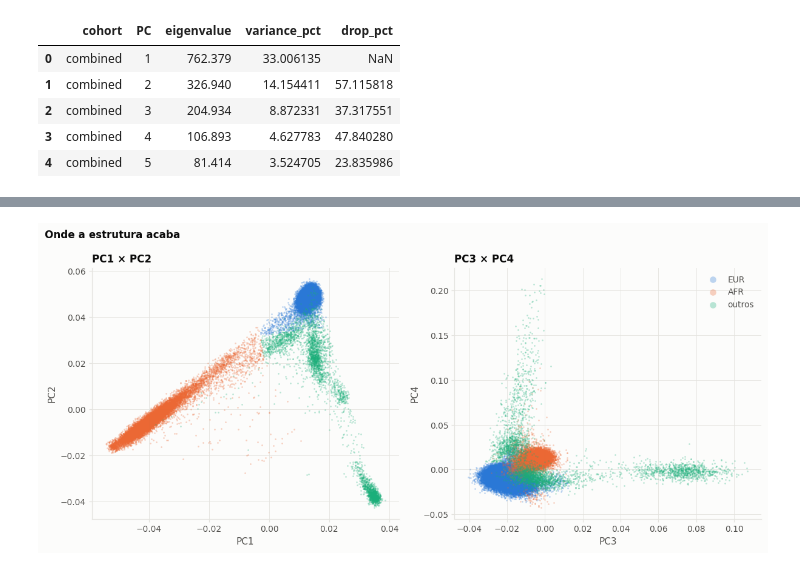
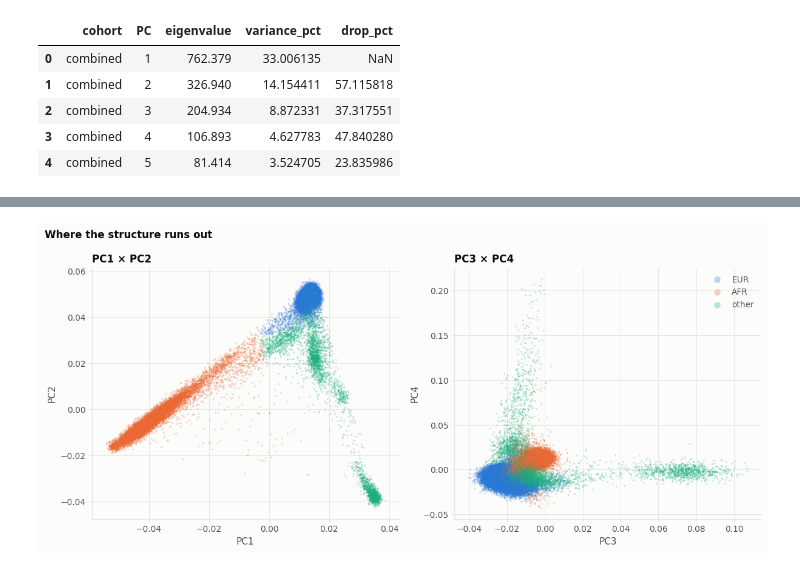
Before and after one commit to HallLab/hearing-loss-genomics, a Jupyter notebook: analysis/elena_replication/phase_3/scripts/01_pc_selection.ipynb, the cells around one changed output, grey strips where cells are left out. Saved outputs shown, nothing was run; the diff lists cells and outputs as text; code cells hidden in the pictures.

```diff
--- a/analysis/elena_replication/phase_3/scripts/01_pc_selection.ipynb
+++ b/analysis/elena_replication/phase_3/scripts/01_pc_selection.ipynb
@@ -51,18 +52,18 @@ for ax, coh in zip(axes, ["combined", "EUR", "AFR"]):
     ax.plot(d.PC, d.eigenvalue, color=pc.SERIES[0], linewidth=2,
             marker="o", markersize=5, markerfacecolor="#fcfcfb", markeredgewidth=1.6)
     ax.axvline(k + 0.5, color=pc.SERIES[1], linewidth=1.6, linestyle="--")
-    # rotulos em fracao do eixo, nao em coordenada de dado -- em coordenada de dado
-    # o rotulo cai fora da faixa plotada quando o autovalor minimo e alto (AFR)
-    ax.annotate(f"joelho\nmanter {k}", xy=(k + 0.5, 0.80), xycoords=("data", "axes fraction"),
+    # labels in axes fraction, not data coordinates -- in data coordinates the label
+    # falls outside the plotted range when the minimum eigenvalue is high (AFR)
+    ax.annotate(f"elbow\nkeep {k}", xy=(k + 0.5, 0.80), xycoords=("data", "axes fraction"),
                 color=pc.SERIES[1], fontsize=9, ha="left", xytext=(6, 0),
                 textcoords="offset points", fontweight="600")
     if ran != k:
         ax.axvline(ran + 0.5, color=pc.MUTED, linewidth=1.4, linestyle=":")
-        ax.annotate(f"rodou {ran}", xy=(ran + 0.5, 0.42), xycoords=("data", "axes fraction"),
+        ax.annotate(f"ran {ran}", xy=(ran + 0.5, 0.42), xycoords=("data", "axes fraction"),
                     color=pc.MUTED, fontsize=9, ha="right", xytext=(-6, 0),
                     textcoords="offset points")
-    ax.set_title(f"{coh}  —  rodou com {ran}, scree sustenta {k}", loc="left")
-    ax.set_xlabel("componente principal"); ax.set_ylabel("autovalor")
+    ax.set_title(f"{coh}  —  ran with {ran}, scree supports {k}", loc="left")
+    ax.set_xlabel("principal component"); ax.set_ylabel("eigenvalue")
     ax.set_xticks(range(1, 13))
 fig.tight_layout(); plt.show()
 # %% [output]
@@ -117,10 +118,10 @@ for i, coh in enumerate(["combined", "EUR", "AFR"]):
             markeredgewidth=1.4, label=coh)
     k = pc.elbow(eig, coh)
     y = d[d.PC <= k].variance_pct.sum()
-    ax.annotate(f"{coh}: {y:.0f}% em {k} PCs", (k, y), color=pc.SERIES[i],
+    ax.annotate(f"{coh}: {y:.0f}% in {k} PCs", (k, y), color=pc.SERIES[i],
                 fontsize=9, fontweight="600", xytext=(8, -4), textcoords="offset points")
-ax.set_xlabel("primeiros k componentes"); ax.set_ylabel("variância cumulativa (%)")
-ax.set_title("Variância cumulativa — sanidade, não critério", loc="left")
+ax.set_xlabel("first k components"); ax.set_ylabel("cumulative variance (%)")
+ax.set_title("Cumulative variance — a sanity check, not a criterion", loc="left")
 ax.set_xticks(range(1, 13)); ax.legend(frameon=False, labelcolor=pc.INK2, fontsize=9)
 fig.tight_layout(); plt.show()
 # %% [output]
@@ -140,19 +142,19 @@ viu genótipos. Os agrupamentos emergem.
 # %%
 d = pc.pcs_with_ancestry()
-print(f"{len(d):,} pessoas")
+print(f"{len(d):,} people")
 print(d.Class.value_counts().to_string())
 
 big = ["EUR", "AFR"]
-d["grupo"] = d.Class.where(d.Class.isin(big), "outros")
+d["group"] = d.Class.where(d.Class.isin(big), "other")
 
 fig, ax = plt.subplots(figsize=(6.6, 6))
 pc.style(ax)
-for i, g in enumerate(["EUR", "AFR", "outros"]):
-    s = d[d.grupo == g]
+for i, g in enumerate(["EUR", "AFR", "other"]):
+    s = d[d.group == g]
     ax.scatter(s.PC1, s.PC2, s=3, alpha=0.30, linewidths=0,
                color=pc.SERIES[i], label=f"{g}  (n={len(s):,})", rasterized=True)
 ax.set_xlabel("PC1"); ax.set_ylabel("PC2")
-ax.set_title("PC1 × PC2 — a ancestralidade emerge sem ter sido informada", loc="left")
-leg = ax.legend(frameon=False, labelcolor=pc.INK2, fontsize=9, markerscale=4)
+ax.set_title("PC1 × PC2 — ancestry emerges without having been supplied", loc="left")
+ax.legend(frameon=False, labelcolor=pc.INK2, fontsize=9, markerscale=4)
 fig.tight_layout(); plt.show()
 # %% [output]
@@ -176,8 +178,8 @@ contexto**. Uma cor por painel, nenhum problema de contraste, e dá para ver ond
 # %%
-ordem = d.Class.value_counts().index.tolist()
-n = len(ordem)
+order = d.Class.value_counts().index.tolist()
+n = len(order)
 fig, axes = plt.subplots(2, (n + 1) // 2, figsize=(3.1 * ((n + 1) // 2), 6.4))
-for ax, g in zip(axes.ravel(), ordem):
+for ax, g in zip(axes.ravel(), order):
     pc.style(ax)
     ax.scatter(d.PC1, d.PC2, s=2, alpha=0.18, linewidths=0,
                color=pc.CONTEXT, rasterized=True)
@@ -188,7 +190,7 @@ for ax, g in zip(axes.ravel(), ordem):
     ax.set_xticklabels([]); ax.set_yticklabels([])
 for ax in axes.ravel()[n:]:
     ax.axis("off")
-fig.suptitle("PC1 × PC2, um painel por ancestralidade (cinza = coorte inteira)",
+fig.suptitle("PC1 × PC2, one panel per ancestry (grey = the whole cohort)",
              x=0.01, ha="left", fontsize=11, fontweight="600", color=pc.INK)
 fig.tight_layout(); plt.show()
 # %% [output]
@@ -201,16 +203,16 @@ Se sim, mantê-los faz sentido. Se os painéis já parecem uma nuvem só, o PC e
 # %%
 fig, axes = plt.subplots(1, 2, figsize=(11, 5))
 for ax, (a, b) in zip(axes, [("PC1", "PC2"), ("PC3", "PC4")]):
     pc.style(ax)
-    for i, g in enumerate(["EUR", "AFR", "outros"]):
-        s = d[d.grupo == g]
+    for i, g in enumerate(["EUR", "AFR", "other"]):
+        s = d[d.group == g]
         ax.scatter(s[a], s[b], s=3, alpha=0.30, linewidths=0,
                    color=pc.SERIES[i], label=g if a == "PC3" else None, rasterized=True)
     ax.set_xlabel(a); ax.set_ylabel(b)
     ax.set_title(f"{a} × {b}", loc="left")
 axes[1].legend(frameon=False, labelcolor=pc.INK2, fontsize=9, markerscale=4)
-fig.suptitle("Onde a estrutura acaba", x=0.01, ha="left", fontsize=11,
+fig.suptitle("Where the structure runs out", x=0.01, ha="left", fontsize=11,
              fontweight="600", color=pc.INK)
 fig.tight_layout(); plt.show()
 # %% [output]
-[figure, old version]
+[figure, new version]
```
Also changed, not shown: parts of 21 cells of this notebook, 2 other files.
